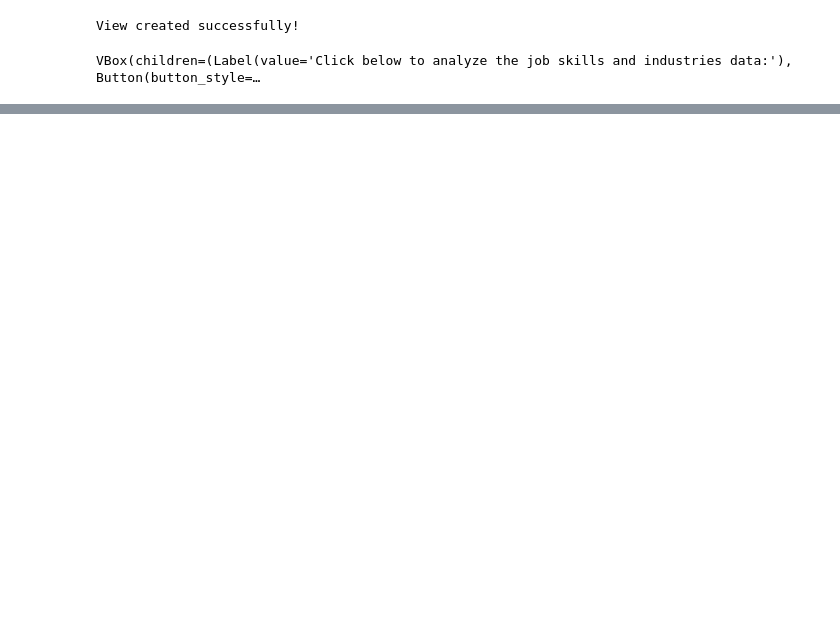
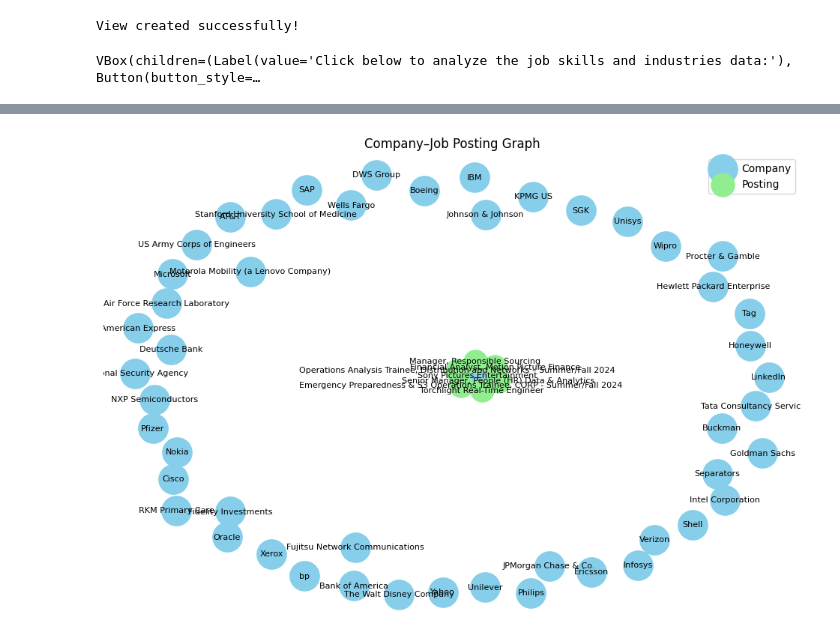
Before and after one commit to delgiudice1967219/LinkedinJobPosting, a Jupyter notebook: main.ipynb, the cells around one changed output, grey strips where cells are left out. Drawn from its saved outputs; the diff is of its cells as text; code cells hidden in the pictures; blank space fills up the shorter version.

```diff
--- a/main.ipynb
+++ b/main.ipynb
@@ -1517,0 +1519,15 @@ Likewise, if certain columns are frequently used in filters (e.g., STATE in COMP
+# %%
+from decimal import Decimal
+from bson import ObjectId
+
+def sanitize_for_mongo(doc):
+    def convert(value):
+        if isinstance(value, Decimal):
+            return float(value)
+        elif isinstance(value, dict):
+            return {k: convert(v) for k, v in value.items()}
+        elif isinstance(value, list):
+            return [convert(v) for v in value]
+        else:
+            return value
+    return {k: convert(v) for k, v in doc.items()}
@@ -1517,0 +1800,53 @@ Likewise, if certain columns are frequently used in filters (e.g., STATE in COMP
+# %%
+import networkx as nx
+import matplotlib.pyplot as plt
+
+def draw_company_graph(company_name=None):
+    query = """
+    MATCH (c:Company)-[:HAS_METRICS_RECORD]->(m:MetricRecord)
+    OPTIONAL MATCH (c)<-[:BELONGS_TO_COMPANY]-(p:Posting)
+    WHERE $company_name IS NULL OR toLower(c.name) CONTAINS toLower($company_name)
+    RETURN c.name AS company, collect(DISTINCT p.title) AS postings
+    LIMIT 50
+    """
+
+    try:
+        with driver.session() as session:
+            result = session.run(query, company_name=company_name if company_name else None)
+            records = result.data()
+
+        # Crea grafo
+        G = nx.Graph()
+
+        for record in records:
+            company = record['company']
+            postings = record['postings']
+            G.add_node(company, type='company')
+            for posting in postings:
+                if posting:
+                    G.add_node(posting, type='posting')
+                    G.add_edge(company, posting)
+
+        # Disegna grafo
+        pos = nx.spring_layout(G, seed=42)
+        plt.figure(figsize=(12, 8))
+        company_nodes = [n for n, attr in G.nodes(data=True) if attr['type'] == 'company']
+        posting_nodes = [n for n, attr in G.nodes(data=True) if attr['type'] == 'posting']
+
+        nx.draw_networkx_nodes(G, pos, nodelist=company_nodes, node_color='skyblue', node_size=800, label='Company')
+        nx.draw_networkx_nodes(G, pos, nodelist=posting_nodes, node_color='lightgreen', node_size=500, label='Posting')
+        nx.draw_networkx_labels(G, pos, font_size=8)
+        nx.draw_networkx_edges(G, pos, alpha=0.5)
+
+        plt.title("Company–Job Posting Graph")
+        plt.axis('off')
+        plt.legend()
+        plt.show()
+
+    except Exception as e:
+        print(f"Error while drawing graph: {e}")
+
+# Esempio di utilizzo
+draw_company_graph(company_name_input.value.strip())
+# %% [output]
+[figure, added]
```
Also changed, not shown: parts of 31 cells of this notebook.
